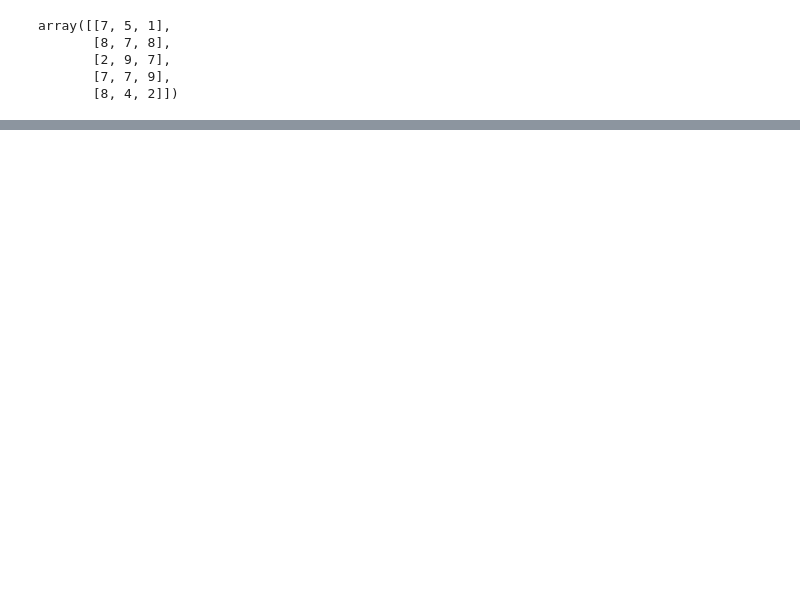
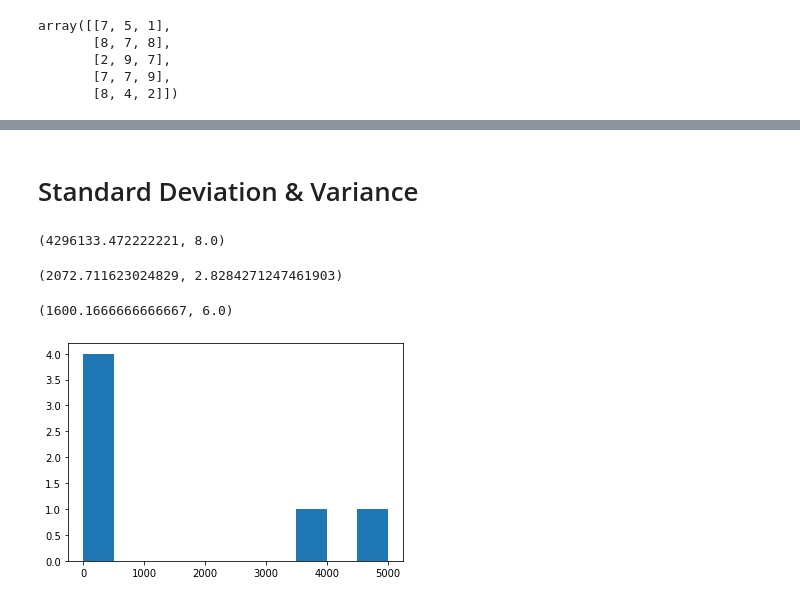
Before and after one commit to patricphinehas/udmy, a Jupyter notebook: l1/numpy Learning.ipynb, the cells around one changed output, grey strips where cells are left out. Drawn from its saved outputs; the diff is of its cells as text; code cells hidden in the pictures; blank space fills up the shorter version.

```diff
--- a/l1/numpy Learning.ipynb
+++ b/l1/numpy Learning.ipynb
@@ -117,0 +227,25 @@ array([[7, 5, 1],
+# %% [markdown]
+# Standard Deviation & Variance
+# %%
+# high sd
+high_sd = np.array([1,100,200,300, 4000,5000])
+low_sd = np.array([2,4,6,8,10])
+# %%
+np.var(high_sd),np.var(low_sd)
+# %% [output]
+(4296133.472222221, 8.0)
+# %%
+np.std(high_sd),np.std(low_sd)
+# %% [output]
+(2072.711623024829, 2.8284271247461903)
+# %%
+np.mean(high_sd),np.mean(low_sd)
+# %% [output]
+(1600.1666666666667, 6.0)
+# %%
+%matplotlib inline
+import matplotlib.pyplot as plt
+plt.hist(high_sd)
+plt.show()
+# %% [output]
+[figure, added]
```
Also changed, not shown: parts of 68 cells of this notebook, 4 other files.
